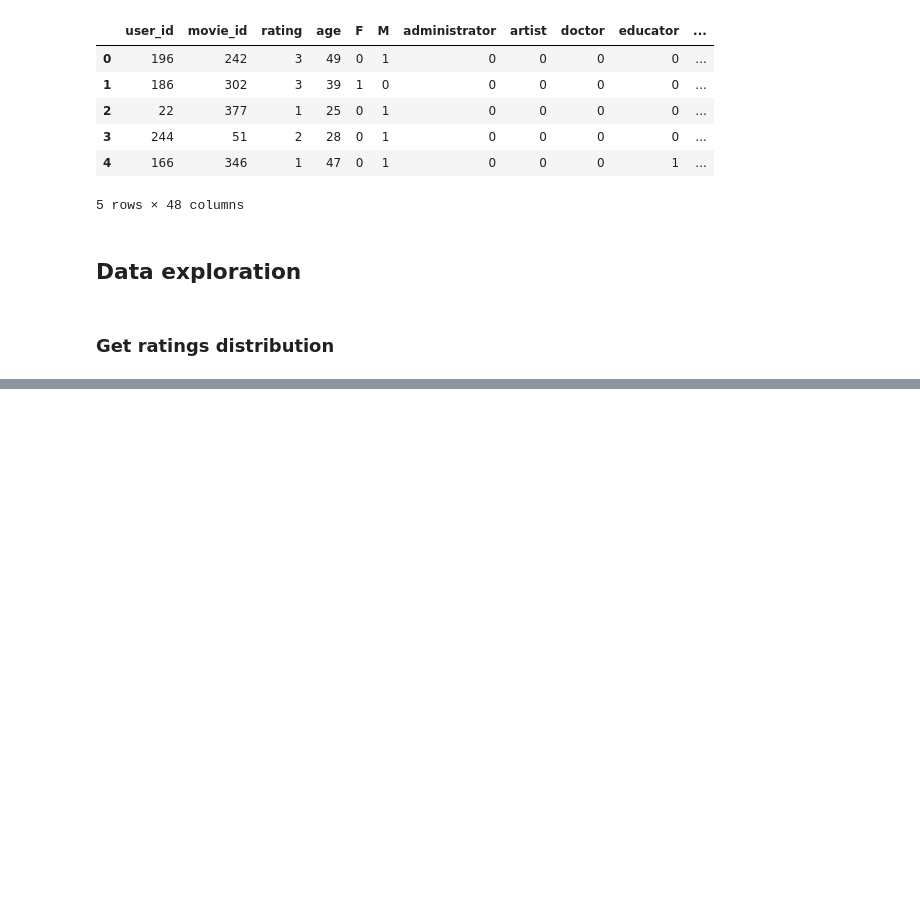
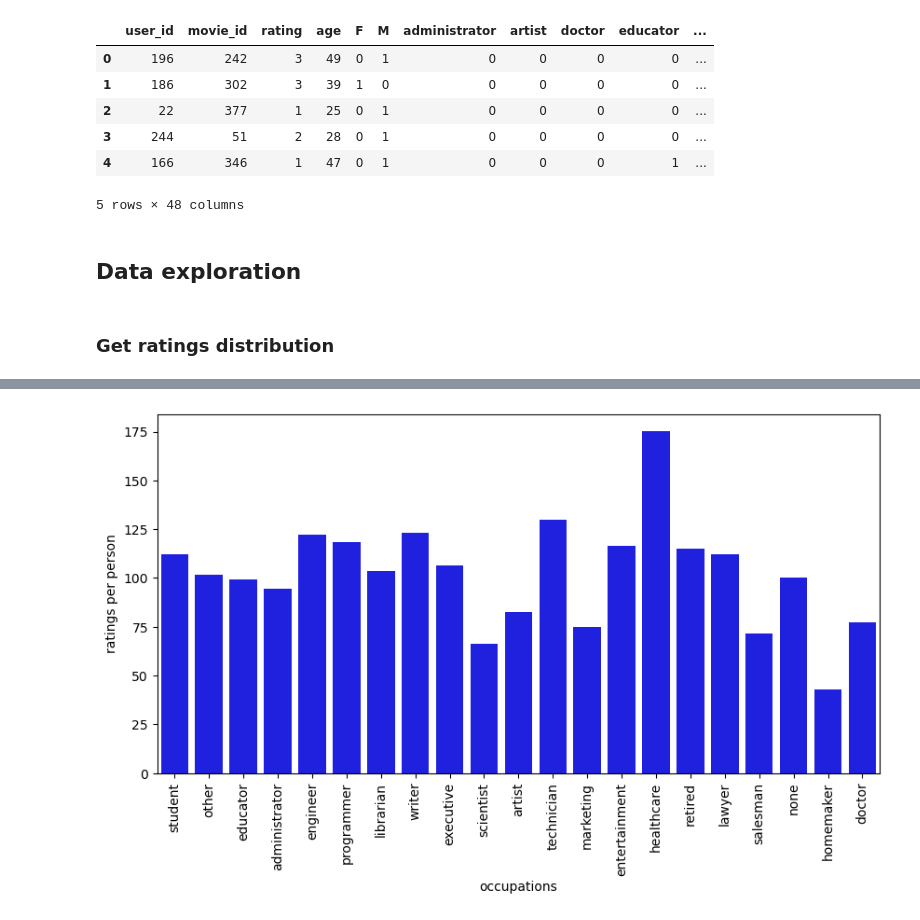
Before and after one commit to SaidKamalov/pmldl-rec-sys, a Jupyter notebook: notebooks/1.0-initial-data-exploration.ipynb, the cells around one changed output, grey strips where cells are left out. Drawn from its saved outputs; the diff is of its cells as text; code cells hidden in the pictures; blank space fills up the shorter version.

```diff
--- a/notebooks/1.0-initial-data-exploration.ipynb
+++ b/notebooks/1.0-initial-data-exploration.ipynb
@@ -310,0 +342,3 @@ title
+# %%
+occup_rating_table = pd.merge(left=ratings, right=users, on="user_id", how="left")
+occup_rating_table.head()
@@ -310,0 +352,3 @@ title
+# %%
+ratings_per_occupation = occup_rating_table['occupation'].value_counts()
+ratings_per_occupation.head()
@@ -310,0 +363,3 @@ title
+# %%
+occupation_count = users['occupation'].value_counts()
+occupation_count.head()
@@ -310,0 +374,14 @@ title
+# %%
+rating_per_user = []
+for occup in occupation_count.index.values:
+    rating_per_user.append(ratings_per_occupation[occup] / occupation_count[occup])
+# %%
+ax, fig = plt.subplots(nrows=1, ncols=1, figsize=(10,5))
+
+ax = sns.barplot(x=occupation_count.index.values, y=rating_per_user, color="blue")
+ax.set_xlabel("occupations")
+ax.set_ylabel("ratings per person")
+plt.xticks(rotation=90)
+plt.show()
+# %% [output]
+[figure, added]
```
Also changed, not shown: parts of 18 cells of this notebook.
